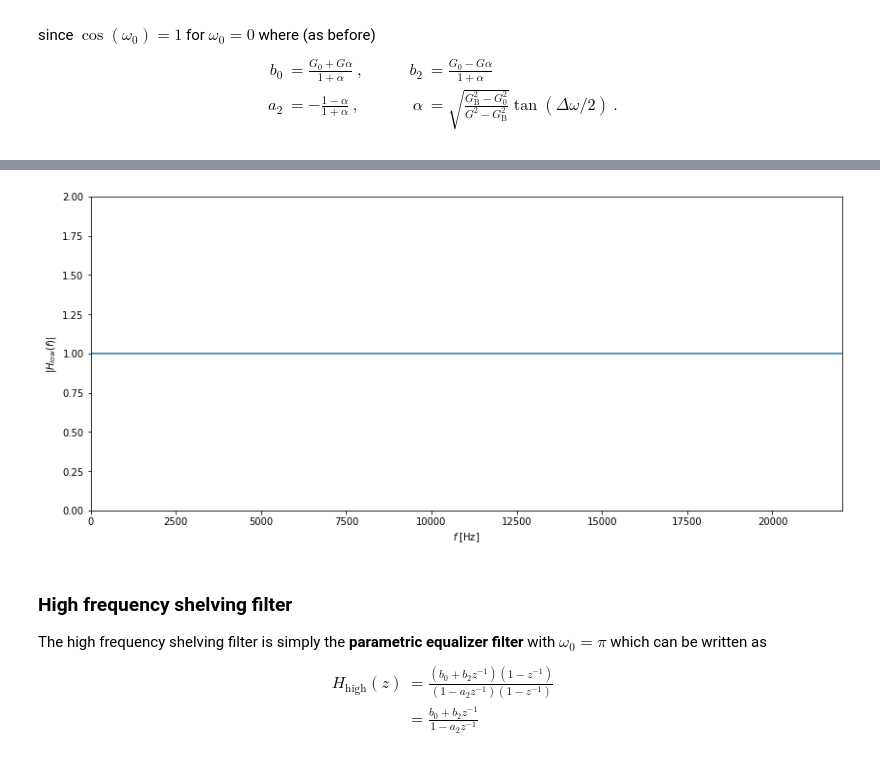
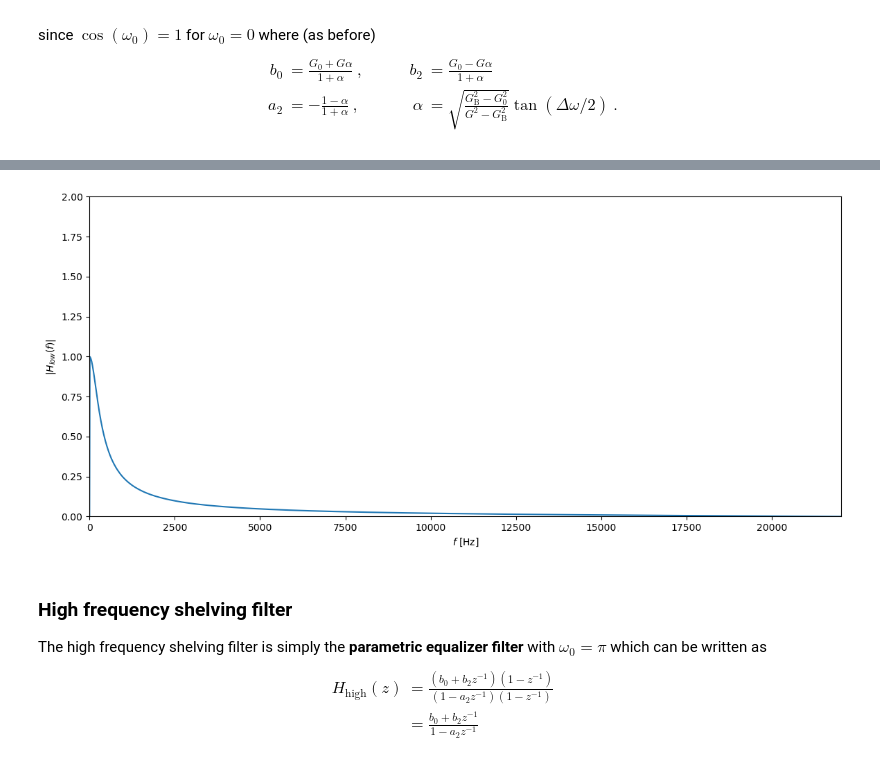
Before and after one commit to SMC-AAU-CPH/med4-ap-jupyter, a Jupyter notebook: lectureA_Eq/apLecture10.ipynb, the cells around one changed output, grey strips where cells are left out. Drawn from its saved outputs; the diff is of its cells as text; code cells hidden in the pictures.

```diff
--- a/lectureA_Eq/apLecture10.ipynb
+++ b/lectureA_Eq/apLecture10.ipynb
@@ -408,20 +410,21 @@ In the context of the **low frequency shelving filter**, the meaning of $\Delta\
     <img src="https://github.com/SMC-AAU-CPH/med4-ap-jupyter/blob/main/lectureA_Eq/figures/ap10LowShelvingFilter.png?raw=1" alt="Low shelving filter" width="60%"/>
 </center>
 # %%
+#@title Plot the frequency response of a low-frequency shelving filter
 samplingFreq = 44100 # Hz
 centerFreq = 1 # Hz - for low shelving filter
 cutoffFreq = 250 # Hz
 gain = 1
 nDtft = 2048
 feedforwardParams, feedbackParams = paramEqFilterCoefficients(centerFreq*2*np.pi/samplingFreq, \
-    cutoffFreq*2*np.pi/samplingFreq, gain)
+    cutoffFreq*2*np.pi/samplingFreq, gain,0)
 digFreqVector, freqResp = sig.freqz(feedforwardParams, np.r_[1,-feedbackParams],nDtft)
 freqVector = digFreqVector*samplingFreq/(2*np.pi)
 plt.figure(figsize=(14,6))
 plt.plot(freqVector, np.abs(freqResp))
 plt.xlim((0,freqVector[-1])), plt.ylim((0,2)), plt.xlabel('$f$ [Hz]'), plt.ylabel('$|H_{low}(f)|$');
 # %% [output]
-[figure, old version]
+[figure, new version]
 # %% [markdown]
 ### High frequency shelving filter
 The high frequency shelving filter is simply the **parametric equalizer filter** with $\omega_0 = \pi$ which can be written as
```
Also changed, not shown: parts of 13 cells of this notebook.
